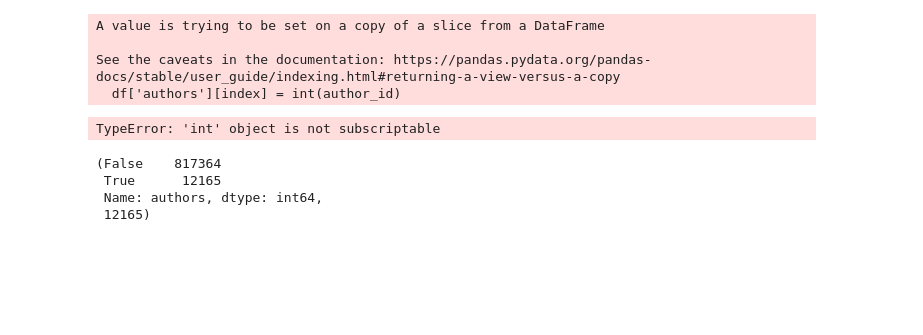
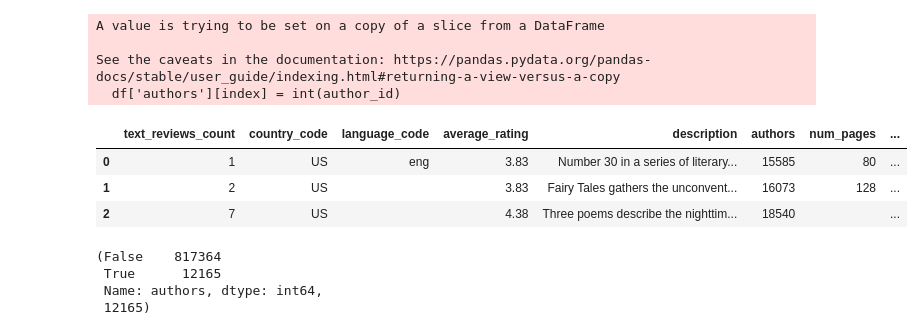
Before and after one commit to ninamamaeva/recommendation_engine, a Jupyter notebook: Untitled.ipynb, the cells around one changed output. Drawn from its saved outputs; the diff is of its cells as text; code cells hidden in the pictures; blank space fills up the shorter version.

```diff
--- a/Untitled.ipynb
+++ b/Untitled.ipynb
@@ -32,26 +32,34 @@ def add_author_name(df, aut):
 # %%
 # program starts here
 
 # init authors df
 df_authors = file_read_authors()
 
 # init individual genre dfs
 df_poetry = file_read('poetry')
+df_poetry['genre'] = 'poetry'
+
 # df_children = file_read('children')
+# df_poetry['children'] = 'children'
 
 dfs = [df_poetry]
 
 # process each df
 for d in dfs:
     fix_author(d)
 
 df_poetry = add_author_name(df_poetry, df_authors)
+
+df_poetry.head(3)
 # %% [output]
 A value is trying to be set on a copy of a slice from a DataFrame
 
 See the caveats in the documentation: https://pandas.pydata.org/pandas-docs/stable/user_guide/indexing.html#returning-a-view-versus-a-copy
   df['authors'][index] = int(author_id)
-TypeError: 'int' object is not subscriptable
+|  | text_reviews_count | country_code | language_code | average_rating | description | authors | num_pages | ... |
+| 0 | 1 | US | eng | 3.83 | Number 30 in a series of literary... | 15585 | 80 | ... |
+| 1 | 2 | US |  | 3.83 | Fairy Tales gathers the unconvent... | 16073 | 128 | ... |
+| 2 | 7 | US |  | 4.38 | Three poems describe the nighttim... | 18540 |  | ... |
 # %%
 # See if the authors in our poetry df are in the authors df:
 df_authors['authors'].isin(df_poetry['authors']).value_counts(), df_poetry['authors'].nunique()
```
Also changed, not shown: parts of 10 cells of this notebook.
